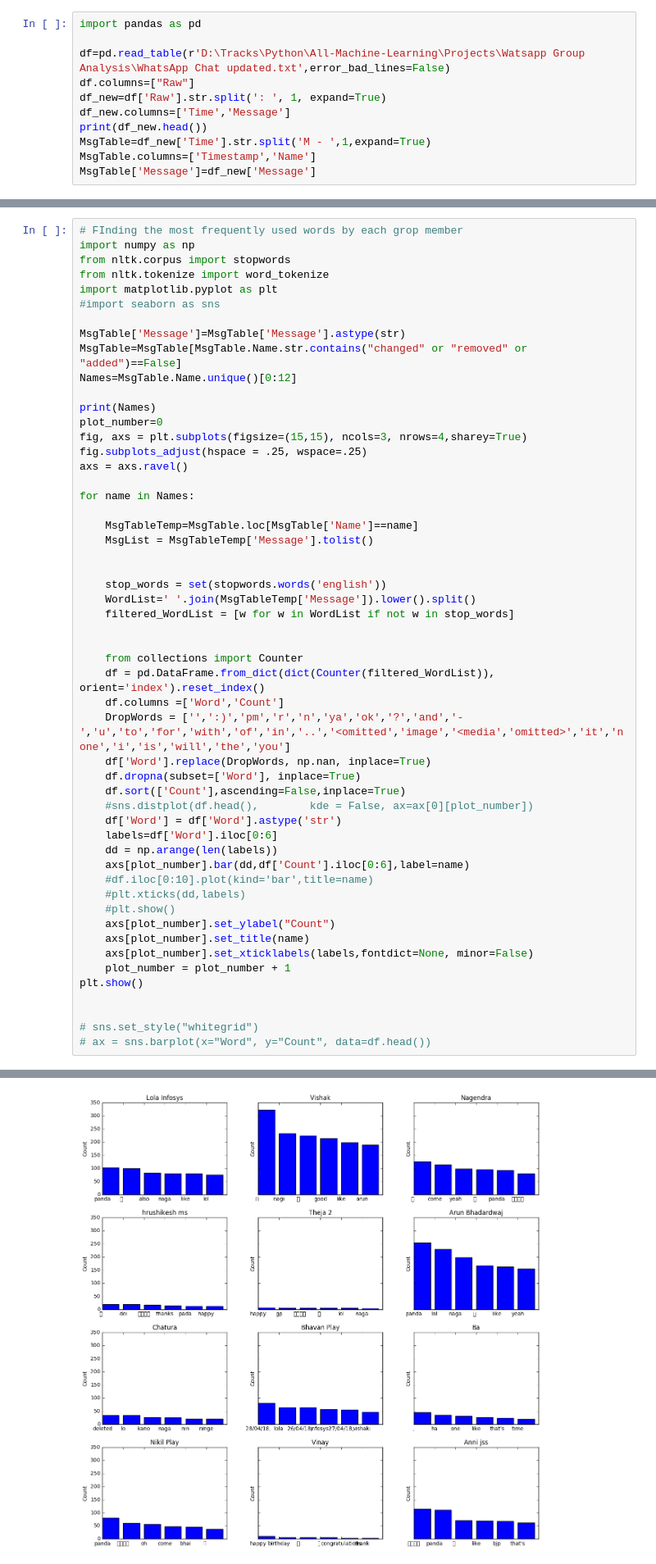
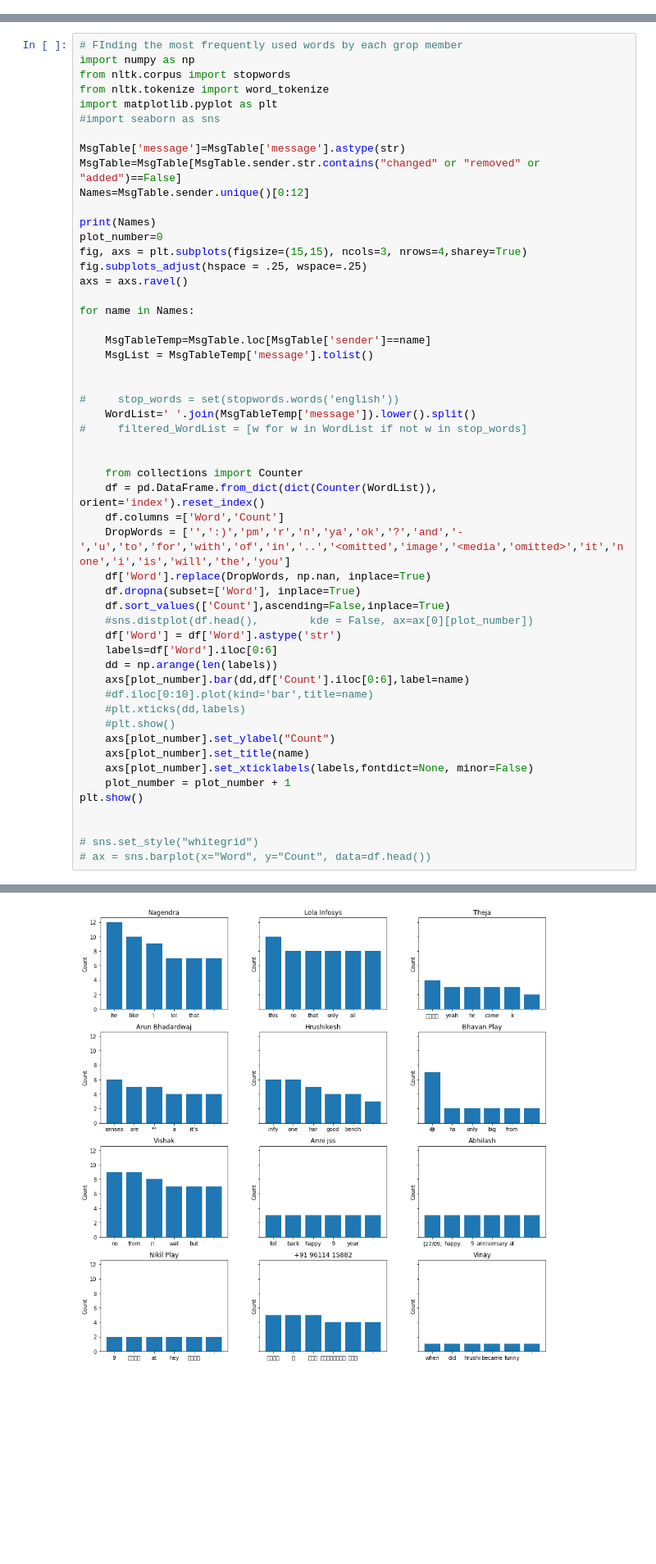
Before and after one commit to wise700/All-Machine-Learning, a Jupyter notebook: Projects/Watsapp Group Analysis/WatsappGroupChatNotebook.ipynb, the cells around one changed output, grey strips where cells are left out. Shown at 82% size. Drawn from its saved outputs; the diff is of its cells as text; blank space fills up the shorter version.

```diff
--- a/Projects/Watsapp Group Analysis/WatsappGroupChatNotebook.ipynb
+++ b/Projects/Watsapp Group Analysis/WatsappGroupChatNotebook.ipynb
@@ -1,11 +0,0 @@
-# %%
-import pandas as pd
-
-df=pd.read_table(r'D:\Tracks\Python\All-Machine-Learning\Projects\Watsapp Group Analysis\WhatsApp Chat updated.txt',error_bad_lines=False)
-df.columns=["Raw"]
-df_new=df['Raw'].str.split(': ', 1, expand=True)
-df_new.columns=['Time','Message']
-print(df_new.head())
-MsgTable=df_new['Time'].str.split('M - ',1,expand=True)
-MsgTable.columns=['Timestamp','Name']
-MsgTable['Message']=df_new['Message']
@@ -32,9 +66,9 @@ from nltk.tokenize import word_tokenize
 import matplotlib.pyplot as plt
 #import seaborn as sns
 
-MsgTable['Message']=MsgTable['Message'].astype(str)
-MsgTable=MsgTable[MsgTable.Name.str.contains("changed" or "removed" or "added")==False]
-Names=MsgTable.Name.unique()[0:12]
+MsgTable['message']=MsgTable['message'].astype(str)
+MsgTable=MsgTable[MsgTable.sender.str.contains("changed" or "removed" or "added")==False]
+Names=MsgTable.sender.unique()[0:12]
 
 print(Names)
 plot_number=0
@@ -44,22 +78,22 @@ axs = axs.ravel()
 
 for name in Names:
 
-    MsgTableTemp=MsgTable.loc[MsgTable['Name']==name]
-    MsgList = MsgTableTemp['Message'].tolist()
+    MsgTableTemp=MsgTable.loc[MsgTable['sender']==name]
+    MsgList = MsgTableTemp['message'].tolist()
 
 
-    stop_words = set(stopwords.words('english'))
-    WordList=' '.join(MsgTableTemp['Message']).lower().split()
-    filtered_WordList = [w for w in WordList if not w in stop_words]
+#     stop_words = set(stopwords.words('english'))
+    WordList=' '.join(MsgTableTemp['message']).lower().split()
+#     filtered_WordList = [w for w in WordList if not w in stop_words]
 
 
     from collections import Counter
-    df = pd.DataFrame.from_dict(dict(Counter(filtered_WordList)), orient='index').reset_index()
+    df = pd.DataFrame.from_dict(dict(Counter(WordList)), orient='index').reset_index()
     df.columns =['Word','Count']
     DropWords = ['',':)','pm','r','n','ya','ok','?','and','-','u','to','for','with','of','in','..','<omitted','image','<media','omitted>','it','none','i','is','will','the','you']
     df['Word'].replace(DropWords, np.nan, inplace=True)
     df.dropna(subset=['Word'], inplace=True)
-    df.sort(['Count'],ascending=False,inplace=True)
+    df.sort_values(['Count'],ascending=False,inplace=True)
     #sns.distplot(df.head(),        kde = False, ax=ax[0][plot_number])
     df['Word'] = df['Word'].astype('str')
     labels=df['Word'].iloc[0:6]
@@ -84 +118 @@ plt.show()
-[figure, old version]
+[figure, new version]
```
Also changed, not shown: parts of 6 cells of this notebook, 6 other files.
